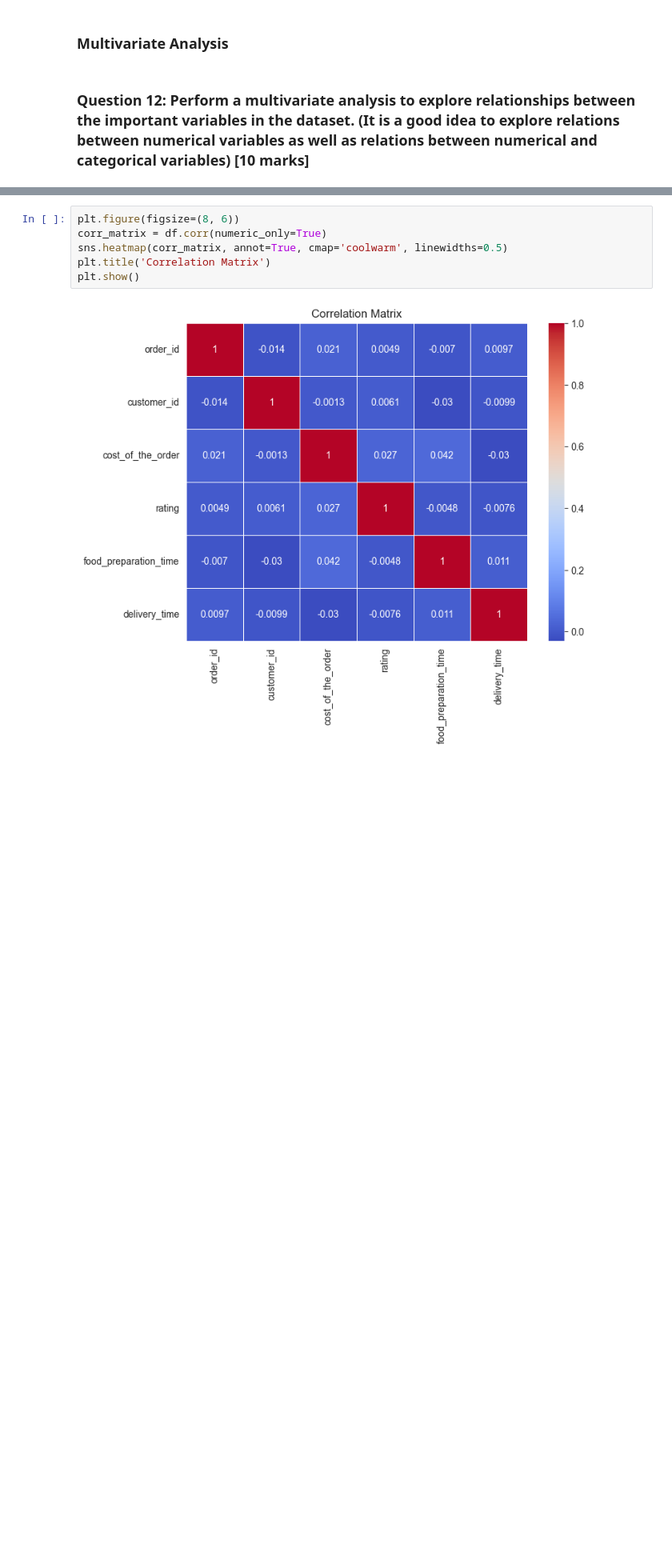
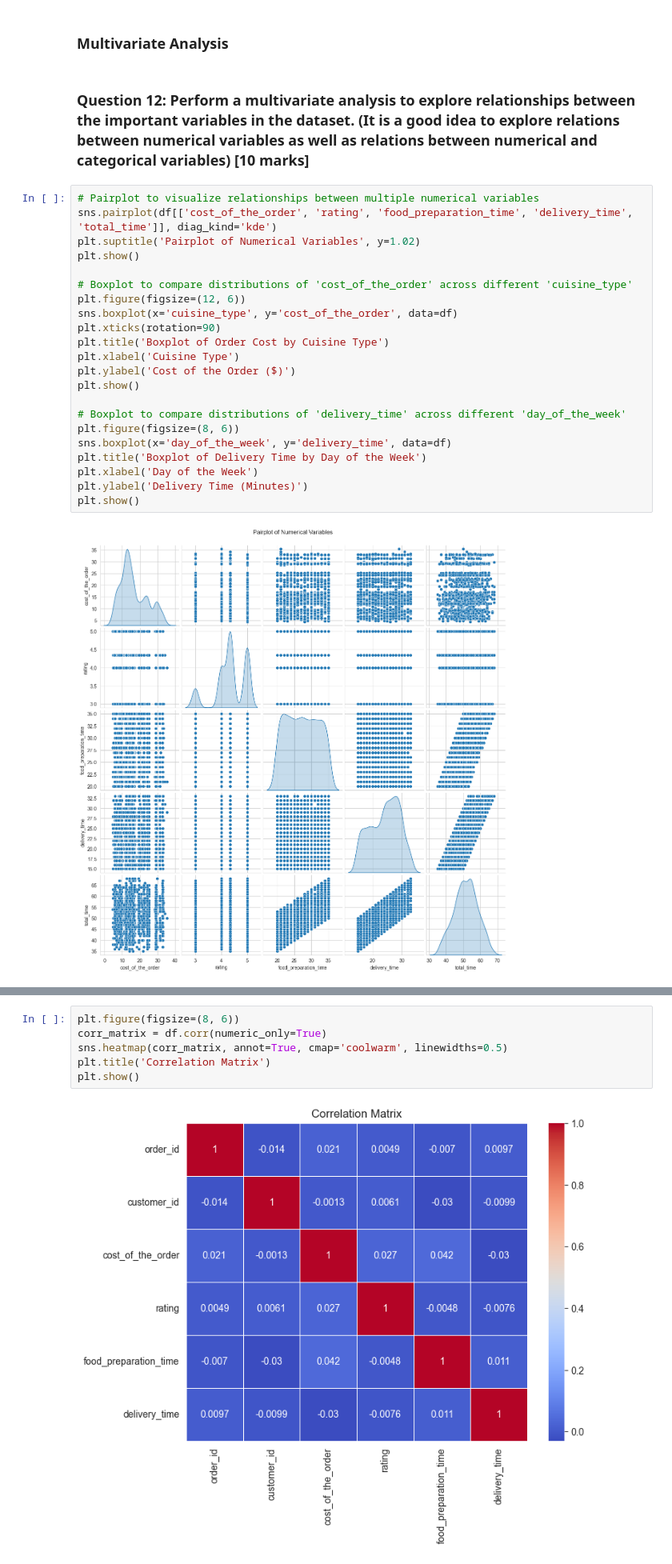
Before and after one commit to zuzann18/MIT_Food, a Jupyter notebook: food_analysis.ipynb, the cells around one changed output, grey strips where cells are left out. Shown at 80% size. Cells and saved outputs as stored; diff of their text form; blank space fills up the shorter version.

```diff
--- a/food_analysis.ipynb
+++ b/food_analysis.ipynb
@@ -916,3 +1022,27 @@ delivery_time                      -0.027319       1.000000
 ### Multivariate Analysis
 # %% [markdown]
 ### **Question 12**: Perform a multivariate analysis to explore relationships between the important variables in the dataset. (It is a good idea to explore relations between numerical variables as well as relations between numerical and categorical variables) [10 marks]
+# %%
+# Pairplot to visualize relationships between multiple numerical variables
+sns.pairplot(df[['cost_of_the_order', 'rating', 'food_preparation_time', 'delivery_time', 'total_time']], diag_kind='kde')
+plt.suptitle('Pairplot of Numerical Variables', y=1.02)
+plt.show()
+
+# Boxplot to compare distributions of 'cost_of_the_order' across different 'cuisine_type'
+plt.figure(figsize=(12, 6))
+sns.boxplot(x='cuisine_type', y='cost_of_the_order', data=df)
+plt.xticks(rotation=90)
+plt.title('Boxplot of Order Cost by Cuisine Type')
+plt.xlabel('Cuisine Type')
+plt.ylabel('Cost of the Order ($)')
+plt.show()
+
+# Boxplot to compare distributions of 'delivery_time' across different 'day_of_the_week'
+plt.figure(figsize=(8, 6))
+sns.boxplot(x='day_of_the_week', y='delivery_time', data=df)
+plt.title('Boxplot of Delivery Time by Day of the Week')
+plt.xlabel('Day of the Week')
+plt.ylabel('Delivery Time (Minutes)')
+plt.show()
+# %% [output]
+[figure, added]
```
Also changed, not shown: parts of 23 cells of this notebook.
